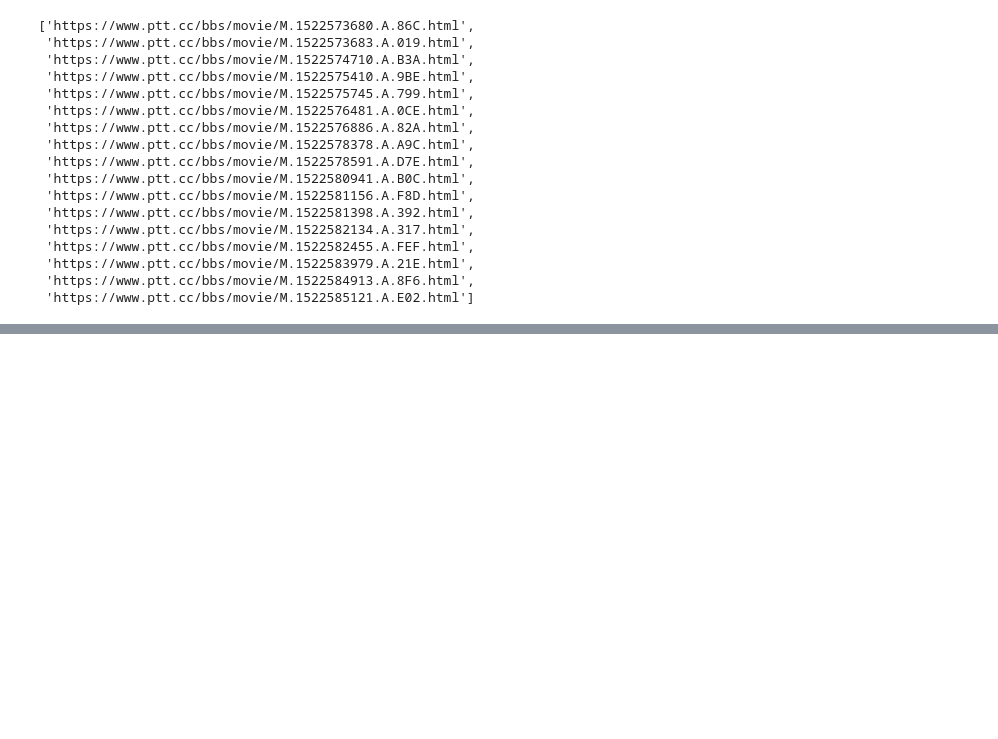
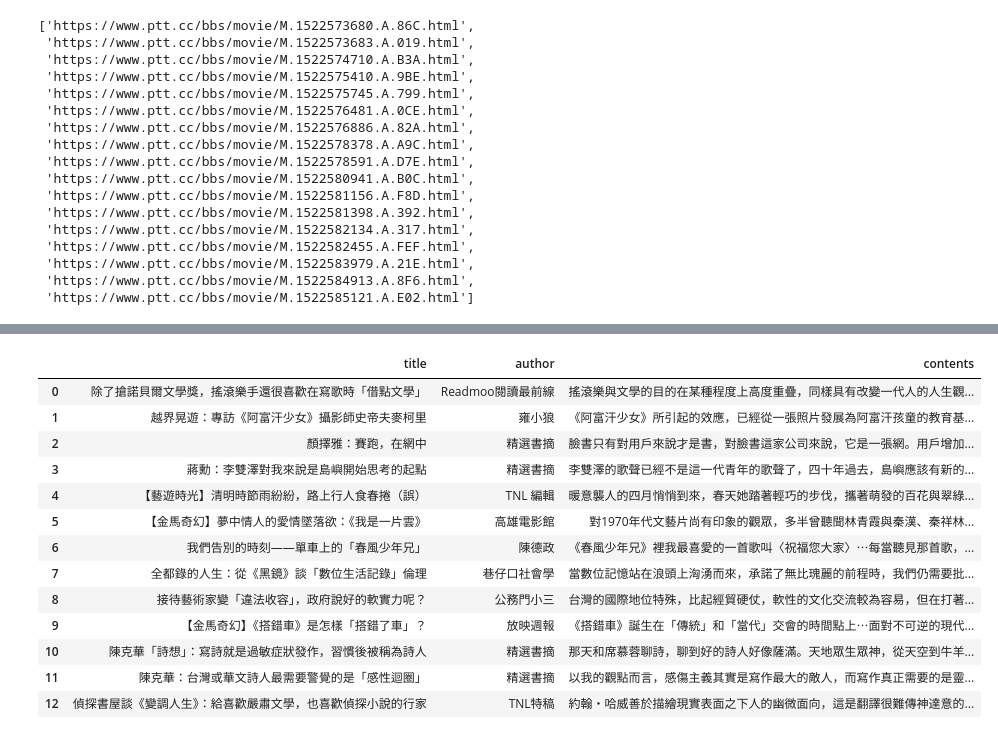
Before and after one commit to chenshowa/Showa_CsxPython, a Jupyter notebook: week_2/course_2_crawler.ipynb, the cells around one changed output, grey strips where cells are left out. Saved outputs shown, nothing was run; the diff lists cells and outputs as text; code cells hidden in the pictures; blank space fills up the shorter version.

```diff
--- a/week_2/course_2_crawler.ipynb
+++ b/week_2/course_2_crawler.ipynb
@@ -296,0 +240,4 @@ page_data.head(15)
+# %%
+web = pq('https://www.thenewslens.com/category/arts-culture')
+for article in web('.info-box '):
+    print(pq(article))           #解析網頁
@@ -296,0 +258,35 @@ page_data.head(15)
+# %%
+info = []
+
+for article in web('.info-box'):
+    info_dict = OrderedDict()# 創一個有順序的字典
+
+    article_q = pq(article) #記得要重新用 pq再解析一次
+
+    # 每一篇文章的資訊分別塞到字典裡頭
+    info_dict['title'] = article_q('.title ').text()
+    info_dict['author'] = article_q('.author').text()
+    info_dict['contents'] = article_q('.description').text()
+
+    # 將字典存入list
+    info.append(info_dict)
+
+
+data = pd.DataFrame(info)
+# %%
+data
+# %% [output]
+|  | title | author | contents |
+| 0 | 除了搶諾貝爾文學獎，搖滾樂手還很喜歡在寫歌時「借點文學」 | Readmoo閱讀最前線 | 搖滾樂與文學的目的在某種程度上高度重疊，同樣具有改變一代人的人生觀... |
+| 1 | 越界晃遊：專訪《阿富汗少女》攝影師史帝夫麥柯里 | 雍小狼 | 《阿富汗少女》所引起的效應，已經從一張照片發展為阿富汗孩童的教育基... |
+| 2 | 顏擇雅：賽跑，在網中 | 精選書摘 | 臉書只有對用戶來說才是書，對臉書這家公司來說，它是一張網。用戶增加... |
+| 3 | 蔣勳：李雙澤對我來說是島嶼開始思考的起點 | 精選書摘 | 李雙澤的歌聲已經不是這一代青年的歌聲了，四十年過去，島嶼應該有新的... |
+| 4 | 【藝遊時光】清明時節雨紛紛，路上行人食春捲（誤） | TNL 編輯 | 暖意襲人的四月悄悄到來，春天她踏著輕巧的步伐，攜著萌發的百花與翠綠... |
+| 5 | 【金馬奇幻】夢中情人的愛情墜落欲：《我是一片雲》 | 高雄電影館 | 對1970年代文藝片尚有印象的觀眾，多半曾聽聞林青霞與秦漢、秦祥林... |
+| 6 | 我們告別的時刻——單車上的「春風少年兄」 | 陳德政 | 《春風少年兄》裡我最喜愛的一首歌叫〈祝福您大家〉⋯每當聽見那首歌，... |
+| 7 | 全都錄的人生：從《黑鏡》談「數位生活記錄」倫理 | 巷仔口社會學 | 當數位記憶站在浪頭上洶湧而來，承諾了無比瑰麗的前程時，我們仍需要批... |
+| 8 | 接待藝術家變「違法收容」，政府說好的軟實力呢？ | 公務門小三 | 台灣的國際地位特殊，比起經貿硬仗，軟性的文化交流較為容易，但在打著... |
+| 9 | 【金馬奇幻】《搭錯車》是怎樣「搭錯了車」？ | 放映週報 | 《搭錯車》誕生在「傳統」和「當代」交會的時間點上⋯面對不可逆的現代... |
+| 10 | 陳克華「詩想」：寫詩就是過敏症狀發作，習慣後被稱為詩人 | 精選書摘 | 那天和席慕蓉聊詩，聊到好的詩人好像薩滿。天地眾生眾神，從天空到牛羊... |
+| 11 | 陳克華：台灣或華文詩人最需要警覺的是「感性迴圈」 | 精選書摘 | 以我的觀點而言，感傷主義其實是寫作最大的敵人，而寫作真正需要的是靈... |
+| 12 | 偵探書屋談《變調人生》：給喜歡嚴肅文學，也喜歡偵探小說的行家 | TNL特稿 | 約翰・哈威善於描繪現實表面之下人的幽微面向，這是翻譯很難傳神達意的... |
```
Also changed, not shown: parts of 28 cells of this notebook, 11 other files.
